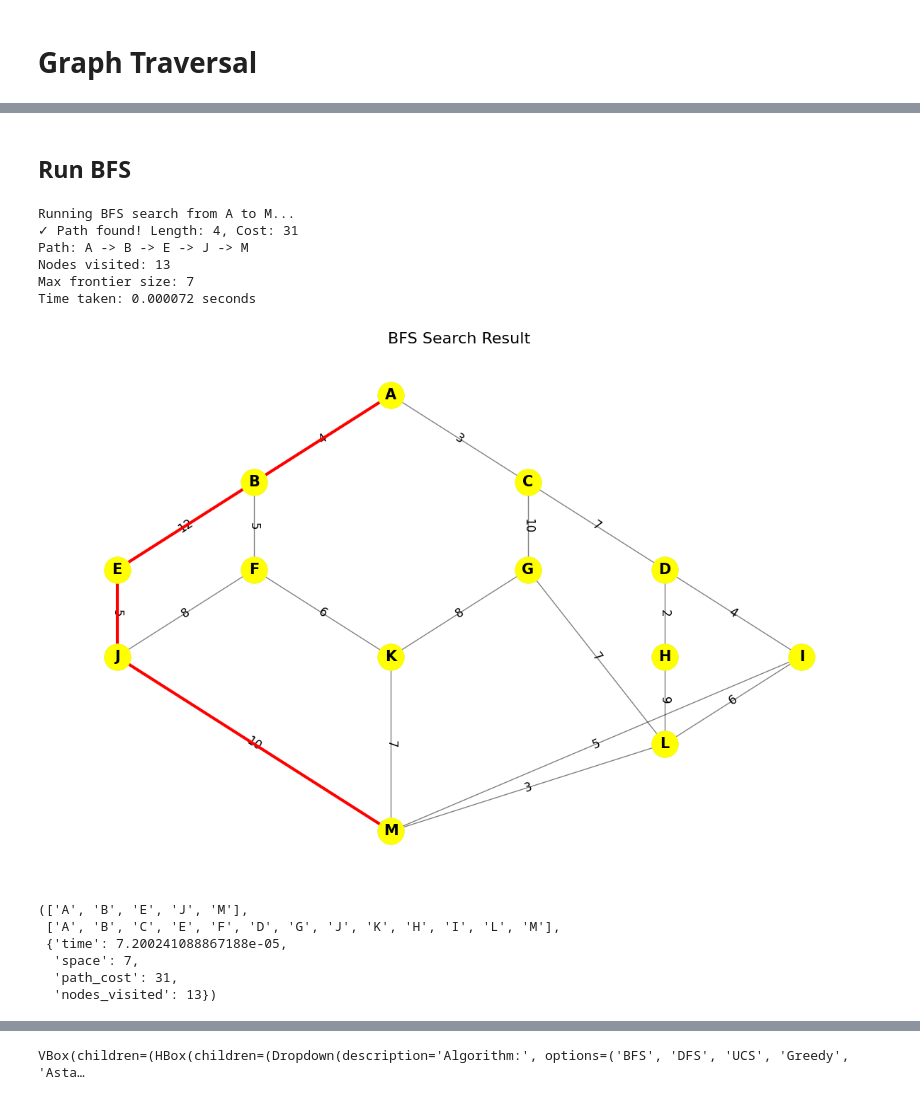
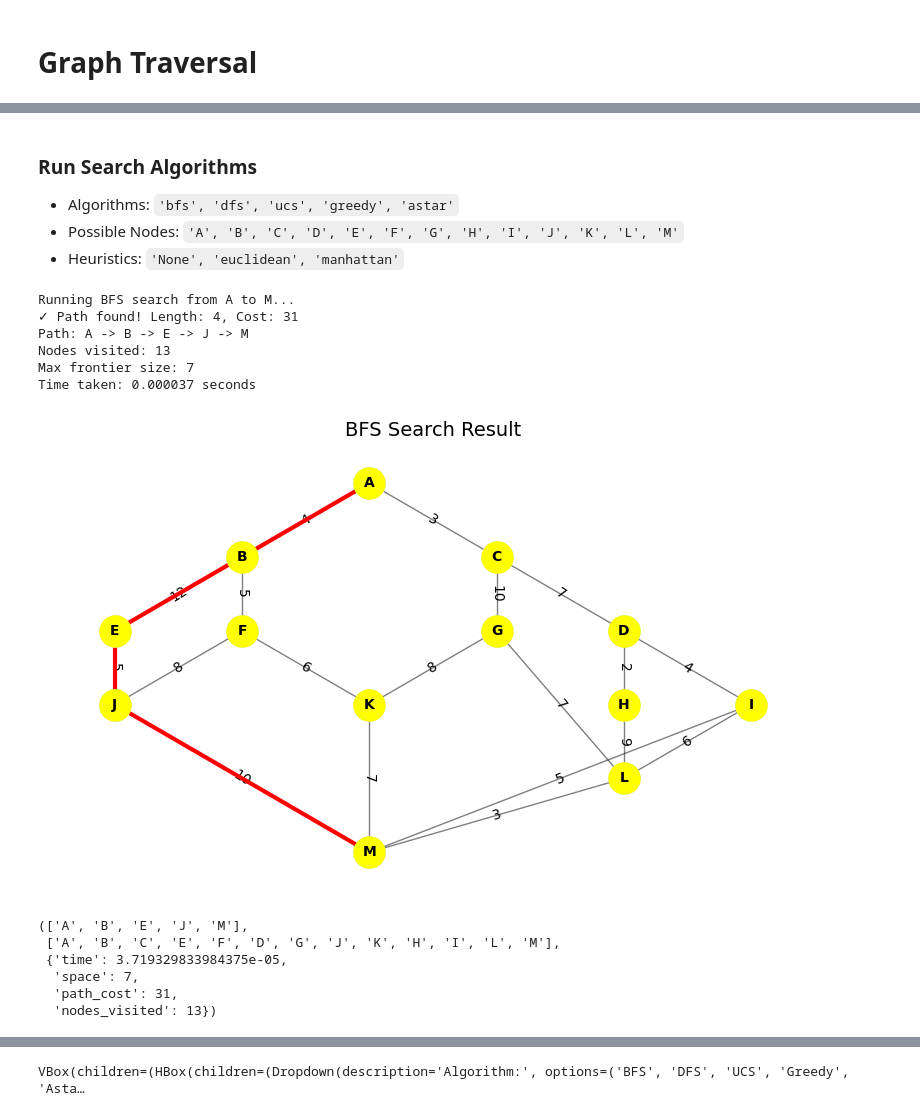
Before and after one commit to karpekov/cs3600-search, a Jupyter notebook: search_strategies.ipynb, the cells around one changed output, grey strips where cells are left out. Cells and saved outputs as stored; diff of their text form; code cells hidden in the pictures.

```diff
--- a/search_strategies.ipynb
+++ b/search_strategies.ipynb
@@ -43,18 +35,28 @@ plt.show()
-# %% [markdown]
-## Run BFS
+# %% [markdown]
+### Run Search Algorithms
+
+* Algorithms: `'bfs', 'dfs', 'ucs', 'greedy', 'astar'`
+* Possible Nodes: `'A', 'B', 'C', 'D', 'E', 'F', 'G', 'H', 'I', 'J', 'K', 'L', 'M'`
+* Heuristics: `'None', 'euclidean', 'manhattan'`
 # %%
-run_graph_search_example(demo_graph, 'bfs', 'A', 'M')
+run_graph_search_example(
+    graph=demo_graph,
+    algo='bfs',
+    start='A',
+    goal='M',
+    heuristic='None'
+)
 # %% [output]
 Running BFS search from A to M...
 ✓ Path found! Length: 4, Cost: 31
 Path: A -> B -> E -> J -> M
 Nodes visited: 13
 Max frontier size: 7
-Time taken: 0.000072 seconds
+Time taken: 0.000037 seconds
-[figure, old version]
+[figure, new version]
 (['A', 'B', 'E', 'J', 'M'],
  ['A', 'B', 'C', 'E', 'F', 'D', 'G', 'J', 'K', 'H', 'I', 'L', 'M'],
- {'time': 7.200241088867188e-05,
+ {'time': 3.719329833984375e-05,
   'space': 7,
   'path_cost': 31,
   'nodes_visited': 13})
```
Also changed, not shown: parts of 54 cells of this notebook, 4 other files.
